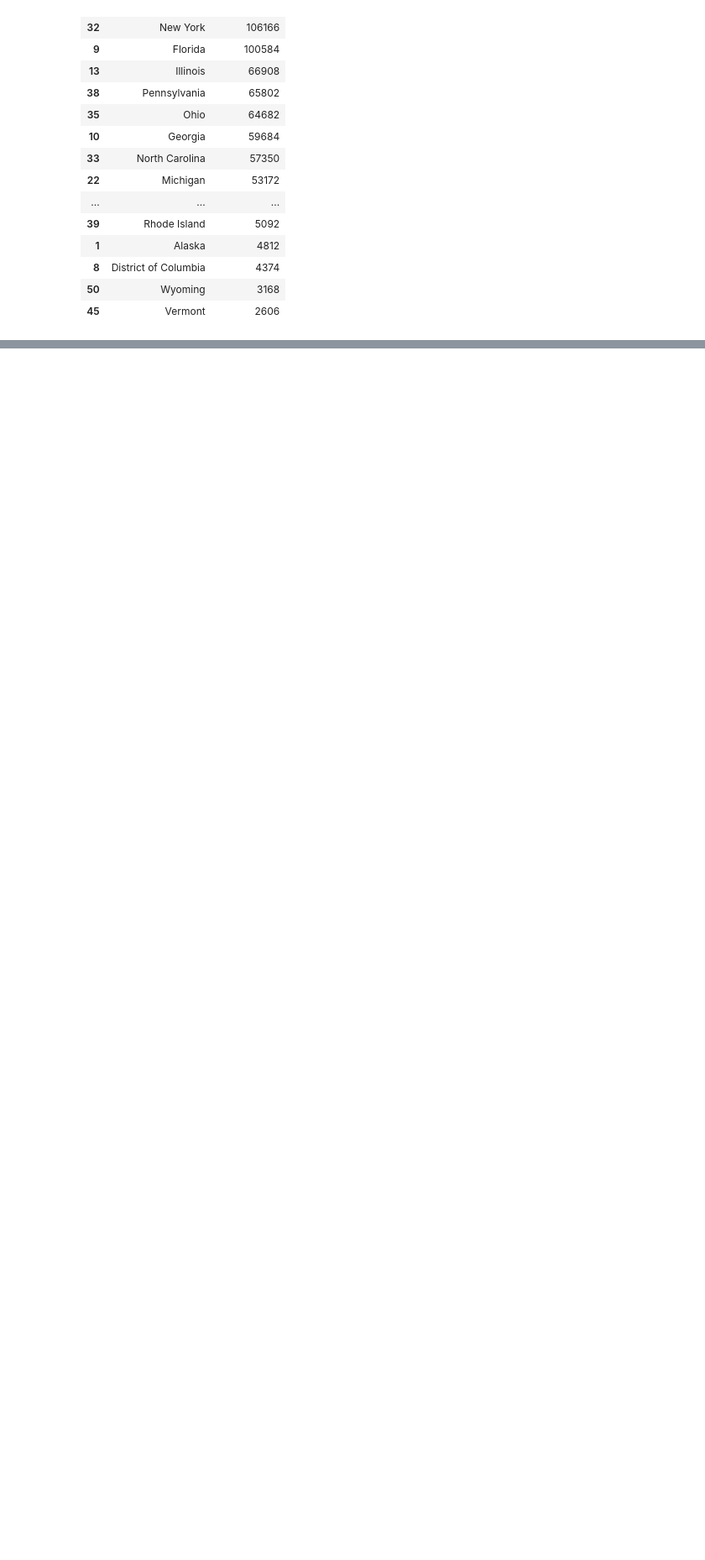
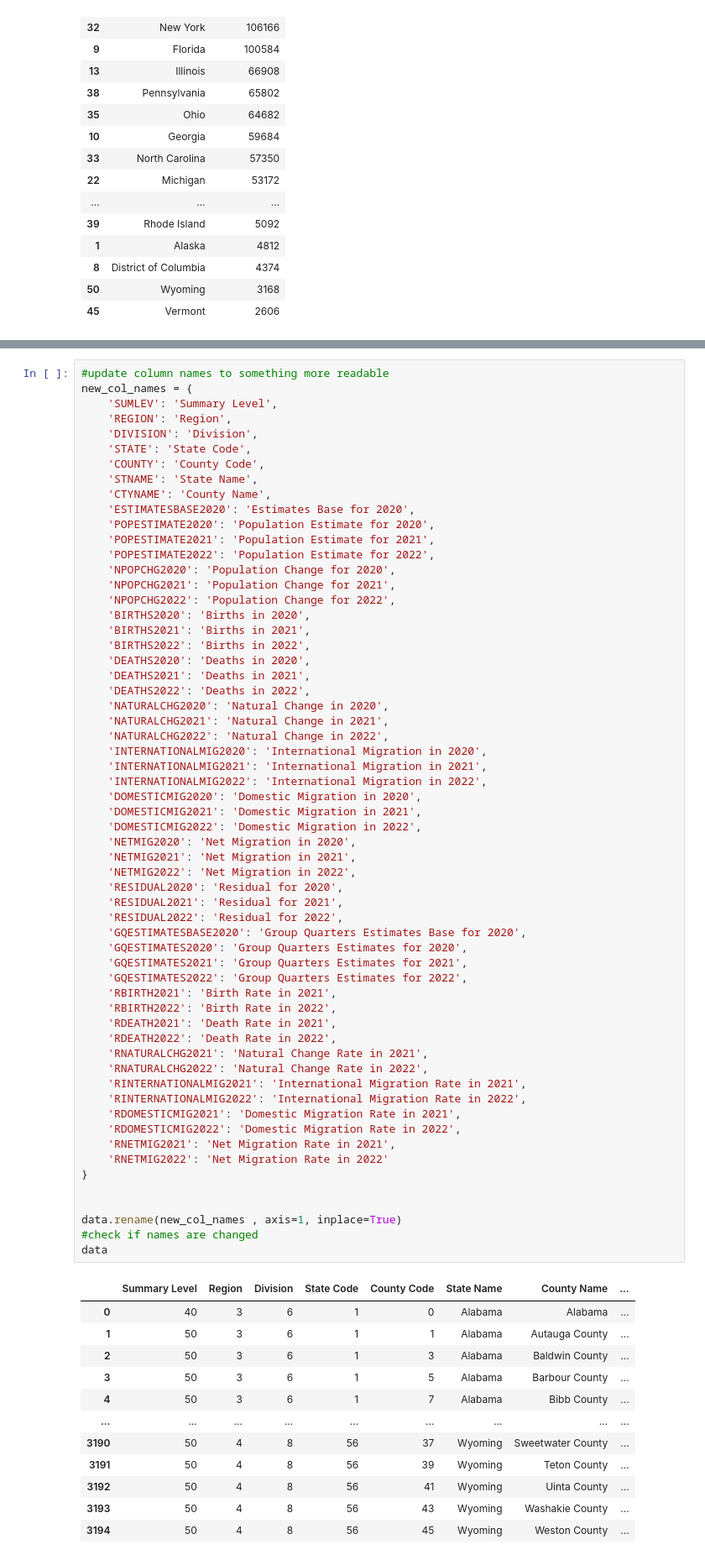
Before and after one commit to cjvillar/DATA_GOV, a Jupyter notebook: note_books/c0-est2022.ipynb, the cells around one changed output, grey strips where cells are left out. Shown: that part at 84% size. Saved outputs shown, nothing was run; the diff lists cells and outputs as text; blank space fills up the shorter version.

```diff
--- a/note_books/c0-est2022.ipynb
+++ b/note_books/c0-est2022.ipynb
@@ -226,0 +245,73 @@ plt.show()
+# %%
+#update column names to something more readable
+new_col_names = {
+    'SUMLEV': 'Summary Level',
+    'REGION': 'Region',
+    'DIVISION': 'Division',
+    'STATE': 'State Code',
+    'COUNTY': 'County Code',
+    'STNAME': 'State Name',
+    'CTYNAME': 'County Name',
+    'ESTIMATESBASE2020': 'Estimates Base for 2020',
+    'POPESTIMATE2020': 'Population Estimate for 2020',
+    'POPESTIMATE2021': 'Population Estimate for 2021',
+    'POPESTIMATE2022': 'Population Estimate for 2022',
+    'NPOPCHG2020': 'Population Change for 2020',
+    'NPOPCHG2021': 'Population Change for 2021',
+    'NPOPCHG2022': 'Population Change for 2022',
+    'BIRTHS2020': 'Births in 2020',
+    'BIRTHS2021': 'Births in 2021',
+    'BIRTHS2022': 'Births in 2022',
+    'DEATHS2020': 'Deaths in 2020',
+    'DEATHS2021': 'Deaths in 2021',
+    'DEATHS2022': 'Deaths in 2022',
+    'NATURALCHG2020': 'Natural Change in 2020',
+    'NATURALCHG2021': 'Natural Change in 2021',
+    'NATURALCHG2022': 'Natural Change in 2022',
+    'INTERNATIONALMIG2020': 'International Migration in 2020',
+    'INTERNATIONALMIG2021': 'International Migration in 2021',
+    'INTERNATIONALMIG2022': 'International Migration in 2022',
+    'DOMESTICMIG2020': 'Domestic Migration in 2020',
+    'DOMESTICMIG2021': 'Domestic Migration in 2021',
+    'DOMESTICMIG2022': 'Domestic Migration in 2022',
+    'NETMIG2020': 'Net Migration in 2020',
+    'NETMIG2021': 'Net Migration in 2021',
+    'NETMIG2022': 'Net Migration in 2022',
+    'RESIDUAL2020': 'Residual for 2020',
+    'RESIDUAL2021': 'Residual for 2021',
+    'RESIDUAL2022': 'Residual for 2022',
+    'GQESTIMATESBASE2020': 'Group Quarters Estimates Base for 2020',
+    'GQESTIMATES2020': 'Group Quarters Estimates for 2020',
+    'GQESTIMATES2021': 'Group Quarters Estimates for 2021',
+    'GQESTIMATES2022': 'Group Quarters Estimates for 2022',
+    'RBIRTH2021': 'Birth Rate in 2021',
+    'RBIRTH2022': 'Birth Rate in 2022',
+    'RDEATH2021': 'Death Rate in 2021',
+    'RDEATH2022': 'Death Rate in 2022',
+    'RNATURALCHG2021': 'Natural Change Rate in 2021',
+    'RNATURALCHG2022': 'Natural Change Rate in 2022',
+    'RINTERNATIONALMIG2021': 'International Migration Rate in 2021',
+    'RINTERNATIONALMIG2022': 'International Migration Rate in 2022',
+    'RDOMESTICMIG2021': 'Domestic Migration Rate in 2021',
+    'RDOMESTICMIG2022': 'Domestic Migration Rate in 2022',
+    'RNETMIG2021': 'Net Migration Rate in 2021',
+    'RNETMIG2022': 'Net Migration Rate in 2022'
+}
+
+
+data.rename(new_col_names , axis=1, inplace=True)
+#check if names are changed
+data
+# %% [output]
+|  | Summary Level | Region | Division | State Code | County Code | State Name | County Name | ... |
+| 0 | 40 | 3 | 6 | 1 | 0 | Alabama | Alabama | ... |
+| 1 | 50 | 3 | 6 | 1 | 1 | Alabama | Autauga County | ... |
+| 2 | 50 | 3 | 6 | 1 | 3 | Alabama | Baldwin County | ... |
+| 3 | 50 | 3 | 6 | 1 | 5 | Alabama | Barbour County | ... |
+| 4 | 50 | 3 | 6 | 1 | 7 | Alabama | Bibb County | ... |
+| ... | ... | ... | ... | ... | ... | ... | ... | ... |
+| 3190 | 50 | 4 | 8 | 56 | 37 | Wyoming | Sweetwater County | ... |
+| 3191 | 50 | 4 | 8 | 56 | 39 | Wyoming | Teton County | ... |
+| 3192 | 50 | 4 | 8 | 56 | 41 | Wyoming | Uinta County | ... |
+| 3193 | 50 | 4 | 8 | 56 | 43 | Wyoming | Washakie County | ... |
+| 3194 | 50 | 4 | 8 | 56 | 45 | Wyoming | Weston County | ... |
```
Also changed, not shown: parts of 2 cells of this notebook.
